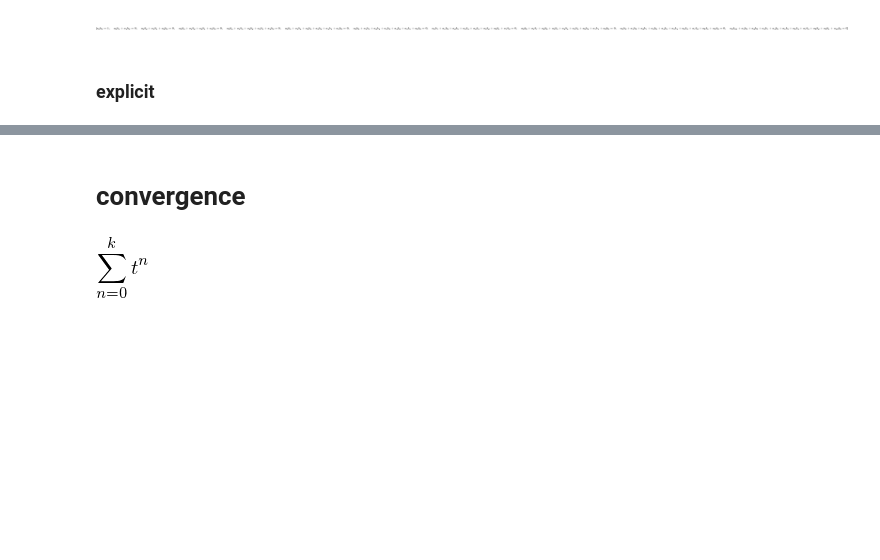
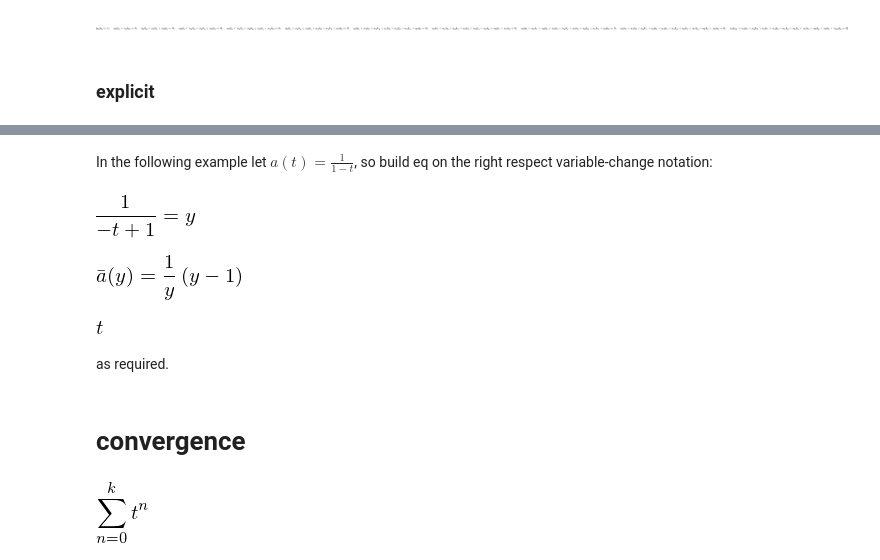
Before and after one commit to massimo-nocentini/pacc, a Jupyter notebook: paa-course/lecture-notes-october-25-2016.ipynb, the cells around one changed output, grey strips where cells are left out. Cells and saved outputs as stored; diff of their text form; code cells hidden in the pictures; blank space fills up the shorter version.

Commit message:
Add an example on compositional inverse.

```diff
--- a/paa-course/lecture-notes-october-25-2016.ipynb
+++ b/paa-course/lecture-notes-october-25-2016.ipynb
@@ -136,3 +141,23 @@ sols
+# %%
+a_bar = Function(r'\bar{a}')
+y = symbols('y')
+# %% [markdown]
+In the following example let $a(t)=\frac{1}{1-t}$, so build eq on the right respect variable-change notation:
+# %%
+eq = Eq(1/(1-t), y)
+eq
+# %% [output]
+[figure, added]
+# %%
+Eq(a_bar(y), solve(eq, t).pop())
+# %% [output]
+[figure, added]
+# %%
+_.rhs.subs(y, eq.lhs).simplify()
+# %% [output]
+[figure, added]
+# %% [markdown]
+as required.
 # %% [markdown]
 # convergence
 # %%
```
Also changed, not shown: parts of 1 cell of this notebook.
